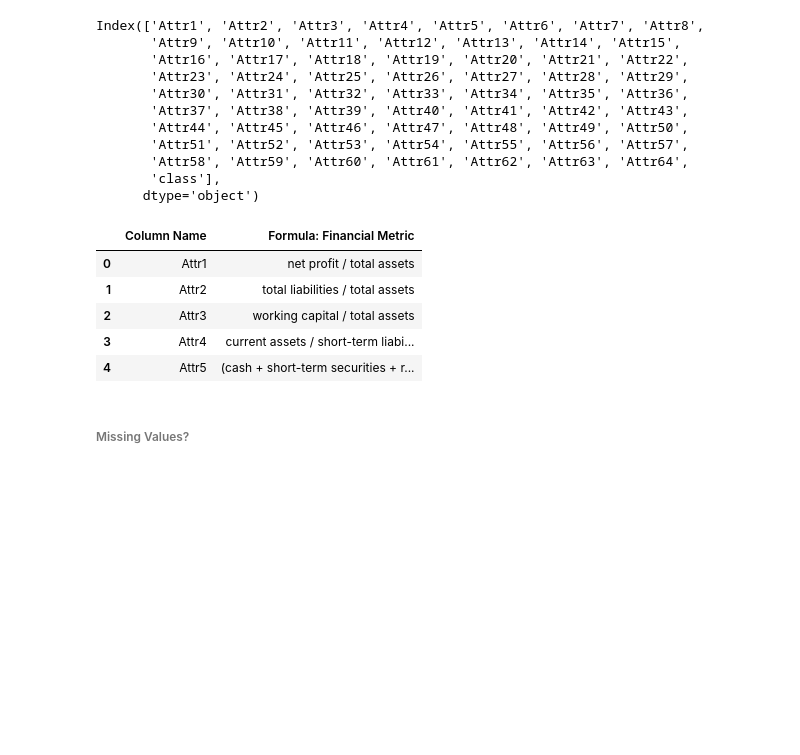
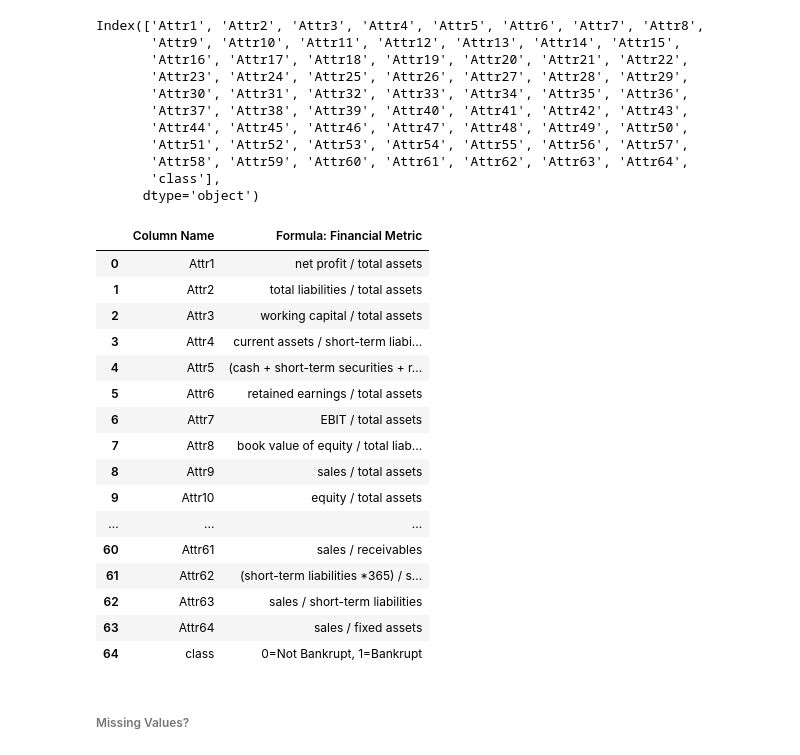
Before and after one commit to siddpatel01/capstone_bankruptcy_prediction, a Jupyter notebook: Company Bankruptcy Prediction.ipynb, the cells around one changed output. Saved outputs shown, nothing was run; the diff lists cells and outputs as text; code cells hidden in the pictures; blank space fills up the shorter version.

```diff
--- a/Company Bankruptcy Prediction.ipynb
+++ b/Company Bankruptcy Prediction.ipynb
@@ -233,7 +233,7 @@ Index(['Attr1', 'Attr2', 'Attr3', 'Attr4', 'Attr5', 'Attr6', 'Attr7', 'Attr8',
       dtype='object')
 # %%
 # Key for column names
-
+pd.set_option('display.max_rows', None)
 # Retrive the column names for the dataset
 df1 = pd.DataFrame(bankruptcy_column_names)
 df1 = df1.rename(columns={0: "Column Name"})
@@ -243,15 +243,26 @@ df2 = pd.DataFrame(['net profit / total assets','total liabilities / total asset
 df2 = df2.rename(columns={0: "Formula: Financial Metric"})
 
 # Concat the column names and financial metric for a key master
 key = pd.concat([df1,df2], axis=1)
-key.head()
+key
 # %% [output]
 |  | Column Name | Formula: Financial Metric |
 | 0 | Attr1 | net profit / total assets |
 | 1 | Attr2 | total liabilities / total assets |
 | 2 | Attr3 | working capital / total assets |
 | 3 | Attr4 | current assets / short-term liabi... |
 | 4 | Attr5 | (cash + short-term securities + r... |
+| 5 | Attr6 | retained earnings / total assets |
+| 6 | Attr7 | EBIT / total assets |
+| 7 | Attr8 | book value of equity / total liab... |
+| 8 | Attr9 | sales / total assets |
+| 9 | Attr10 | equity / total assets |
+| ... | ... | ... |
+| 60 | Attr61 | sales / receivables |
+| 61 | Attr62 | (short-term liabilities *365) / s... |
+| 62 | Attr63 | sales / short-term liabilities |
+| 63 | Attr64 | sales / fixed assets |
+| 64 | class | 0=Not Bankrupt, 1=Bankrupt |
 # %% [markdown]
 ###### Missing Values?
 # %%
```
Also changed, not shown: parts of 7 cells of this notebook, 3 other files.
